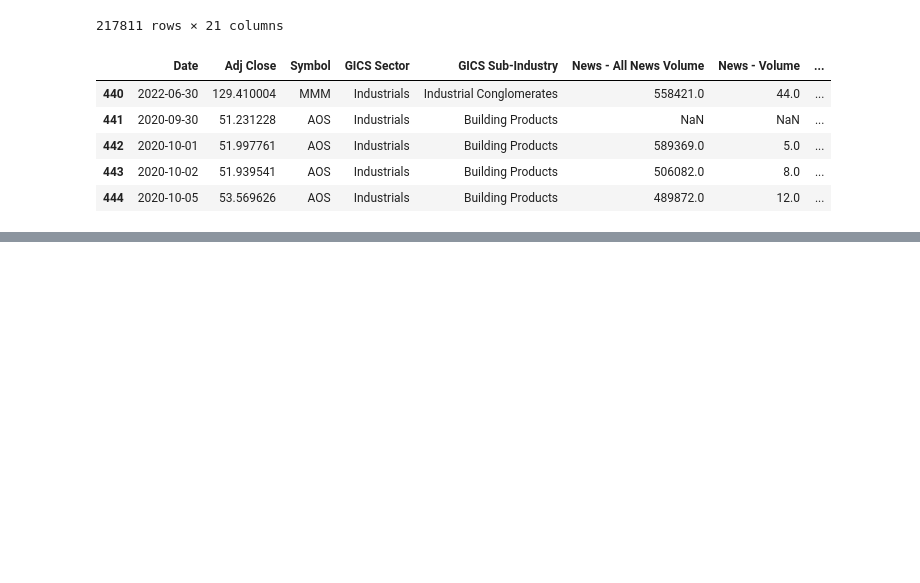
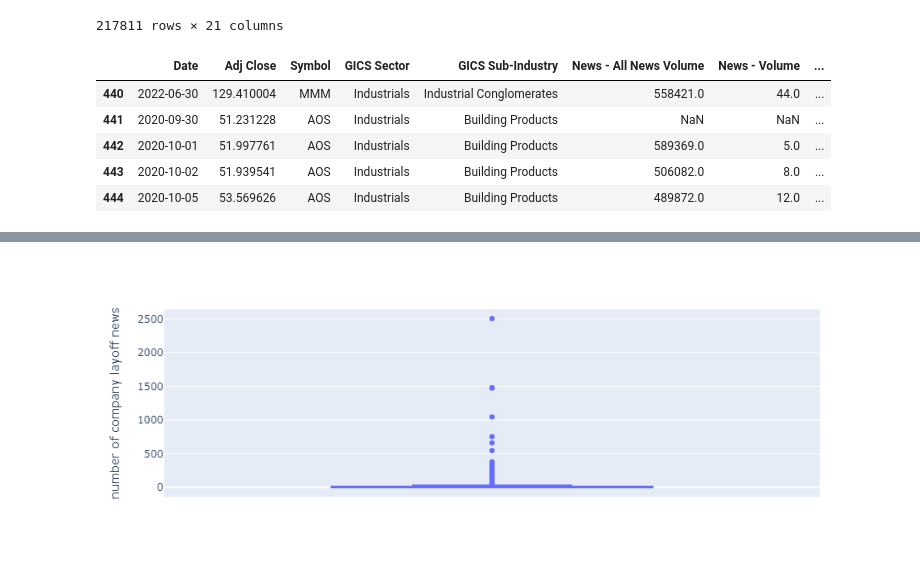
Before and after one commit to sizhewang1130/3guys, a Jupyter notebook: example.ipynb, the cells around one changed output, grey strips where cells are left out. Cells and saved outputs as stored; diff of their text form; code cells hidden in the pictures; blank space fills up the shorter version.

```diff
--- a/example.ipynb
+++ b/example.ipynb
@@ -94,0 +204,12 @@ df[440:445]
+# %%
+import pandas as pd
+
+import numpy as np
+
+import plotly.express as px
+
+fig = px.box(df1, y="number of company layoff news")
+
+fig.show()
+# %% [output]
+[figure, added]
```
Also changed, not shown: parts of 14 cells of this notebook.
